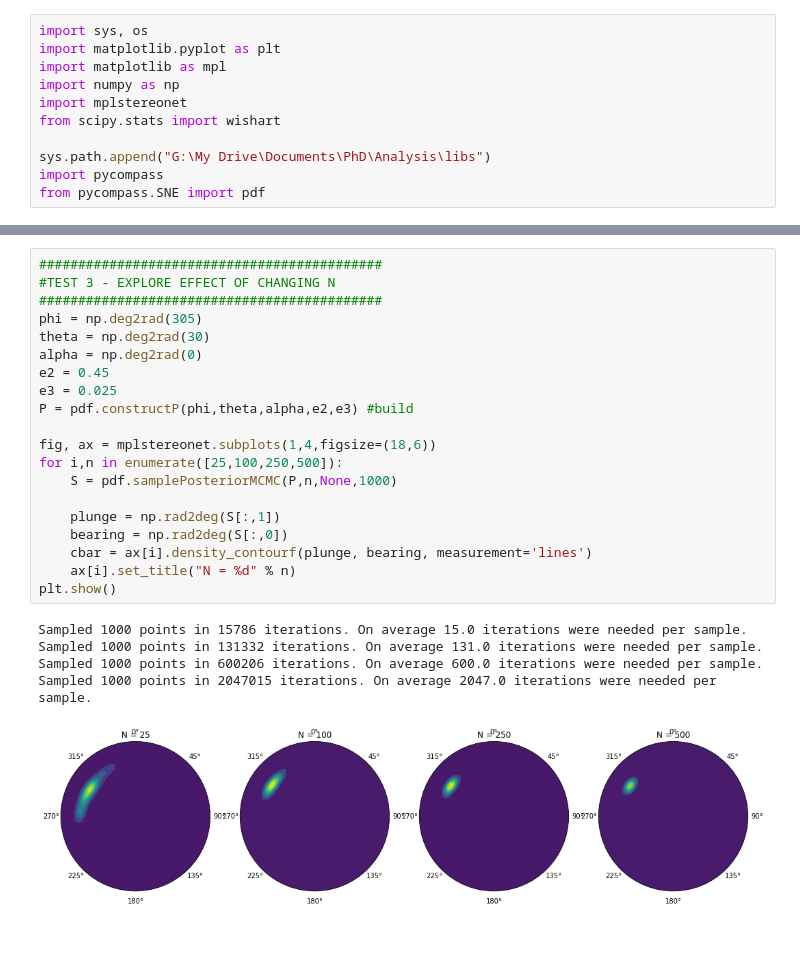
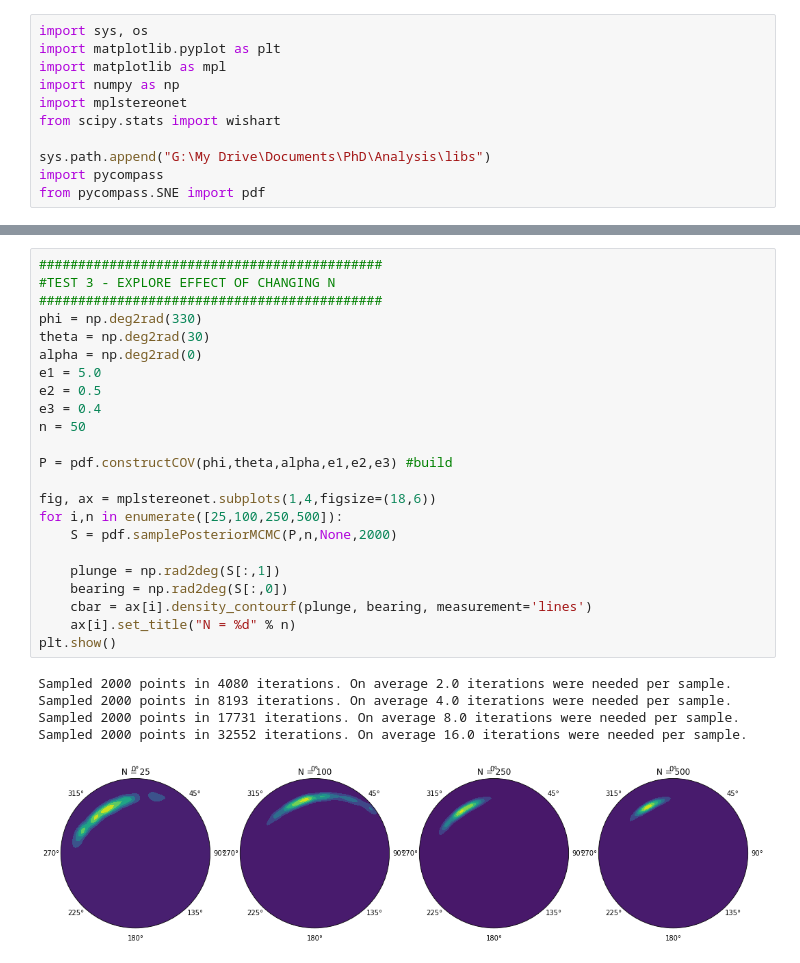
Before and after one commit to samthiele/pycompass, a Jupyter notebook: examples/2_MCMC SNE.ipynb, the cells around one changed output, grey strips where cells are left out. Drawn from its saved outputs; the diff is of its cells as text; blank space fills up the shorter version.

```diff
--- a/examples/2_MCMC SNE.ipynb
+++ b/examples/2_MCMC SNE.ipynb
@@ -357,26 +81,29 @@ Sampled 2000 points in 435692 iterations. On average 217.0 iterations were neede
 # %%
 ############################################
 #TEST 3 - EXPLORE EFFECT OF CHANGING N
 ############################################
-phi = np.deg2rad(305)
+phi = np.deg2rad(330)
 theta = np.deg2rad(30)
 alpha = np.deg2rad(0)
-e2 = 0.45
-e3 = 0.025
-P = pdf.constructP(phi,theta,alpha,e2,e3) #build
+e1 = 5.0
+e2 = 0.5
+e3 = 0.4
+n = 50
+
+P = pdf.constructCOV(phi,theta,alpha,e1,e2,e3) #build
 
 fig, ax = mplstereonet.subplots(1,4,figsize=(18,6))
 for i,n in enumerate([25,100,250,500]):
-    S = pdf.samplePosteriorMCMC(P,n,None,1000)
+    S = pdf.samplePosteriorMCMC(P,n,None,2000)
 
     plunge = np.rad2deg(S[:,1])
     bearing = np.rad2deg(S[:,0])
     cbar = ax[i].density_contourf(plunge, bearing, measurement='lines')
     ax[i].set_title("N = %d" % n)
 plt.show()
 # %% [output]
-Sampled 1000 points in 15786 iterations. On average 15.0 iterations were needed per sample.
-Sampled 1000 points in 131332 iterations. On average 131.0 iterations were needed per sample.
-Sampled 1000 points in 600206 iterations. On average 600.0 iterations were needed per sample.
-Sampled 1000 points in 2047015 iterations. On average 2047.0 iterations were needed per sample.
+Sampled 2000 points in 4080 iterations. On average 2.0 iterations were needed per sample.
+Sampled 2000 points in 8193 iterations. On average 4.0 iterations were needed per sample.
+Sampled 2000 points in 17731 iterations. On average 8.0 iterations were needed per sample.
+Sampled 2000 points in 32552 iterations. On average 16.0 iterations were needed per sample.
-[figure, old version]
+[figure, new version]
```
Also changed, not shown: parts of 20 cells of this notebook, 3 other files.
